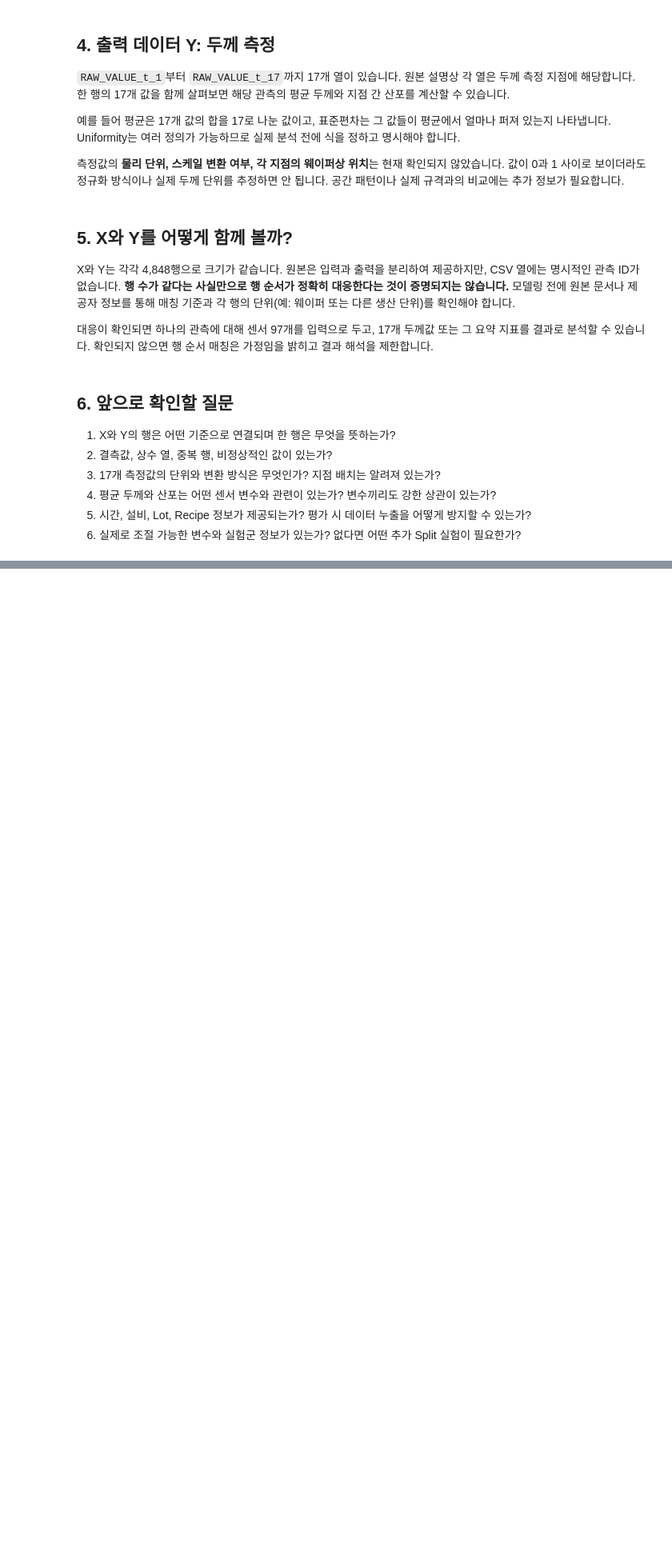
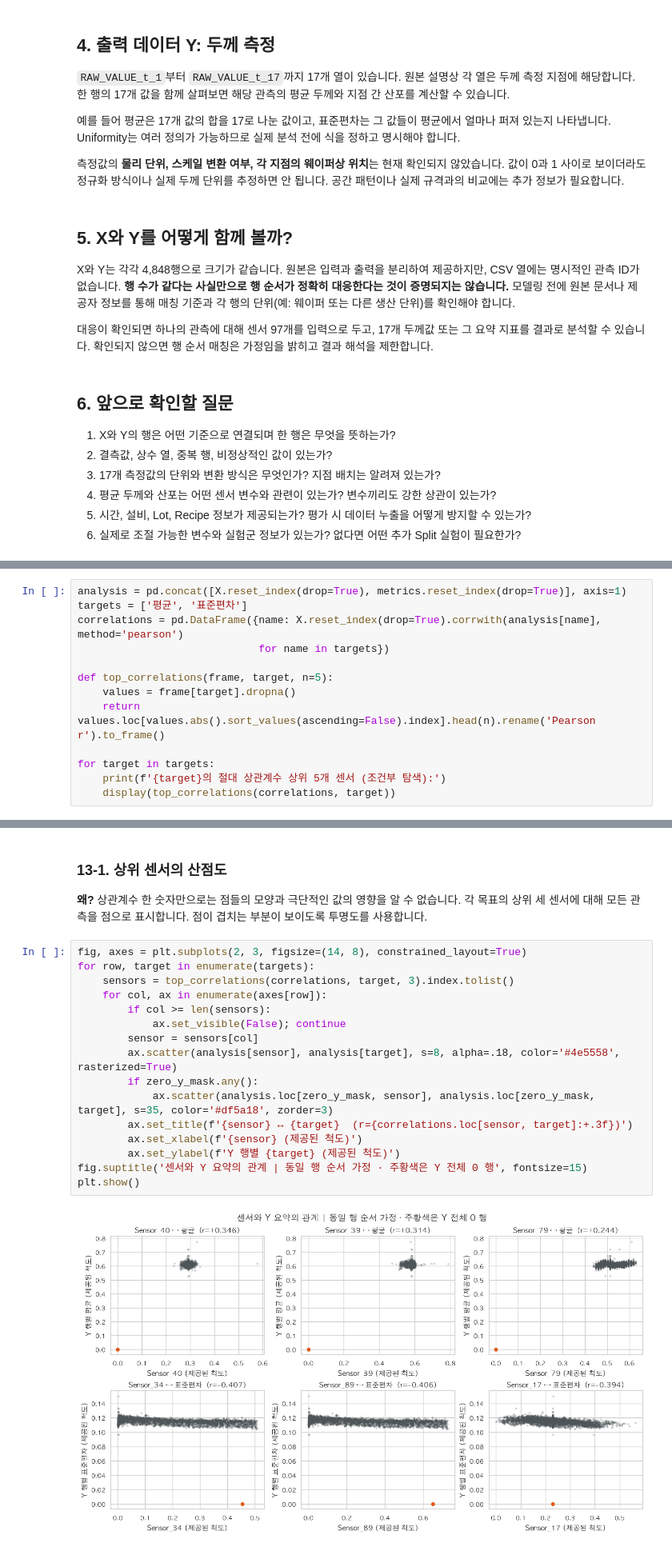
Before and after one commit to minnong511/Semi_Conductor_Projects, a Jupyter notebook: project1_process_analysis/01_데이터_이해.ipynb, the cells around one changed output, grey strips where cells are left out. Shown at 80% size. Cells and saved outputs as stored; diff of their text form; blank space fills up the shorter version.

```diff
--- a/project1_process_analysis/01_데이터_이해.ipynb
+++ b/project1_process_analysis/01_데이터_이해.ipynb
@@ -54,0 +328,13 @@ X와 Y는 각각 4,848행으로 크기가 같습니다. 원본은 입력과 출
+# %%
+analysis = pd.concat([X.reset_index(drop=True), metrics.reset_index(drop=True)], axis=1)
+targets = ['평균', '표준편차']
+correlations = pd.DataFrame({name: X.reset_index(drop=True).corrwith(analysis[name], method='pearson')
+                             for name in targets})
+
+def top_correlations(frame, target, n=5):
+    values = frame[target].dropna()
+    return values.loc[values.abs().sort_values(ascending=False).index].head(n).rename('Pearson r').to_frame()
+
+for target in targets:
+    print(f'{target}의 절대 상관계수 상위 5개 센서 (조건부 탐색):')
+    display(top_correlations(correlations, target))
@@ -54,0 +356,22 @@ X와 Y는 각각 4,848행으로 크기가 같습니다. 원본은 입력과 출
+# %% [markdown]
+### 13-1. 상위 센서의 산점도
+
+**왜?** 상관계수 한 숫자만으로는 점들의 모양과 극단적인 값의 영향을 알 수 없습니다. 각 목표의 상위 세 센서에 대해 모든 관측을 점으로 표시합니다. 점이 겹치는 부분이 보이도록 투명도를 사용합니다.
+# %%
+fig, axes = plt.subplots(2, 3, figsize=(14, 8), constrained_layout=True)
+for row, target in enumerate(targets):
+    sensors = top_correlations(correlations, target, 3).index.tolist()
+    for col, ax in enumerate(axes[row]):
+        if col >= len(sensors):
+            ax.set_visible(False); continue
+        sensor = sensors[col]
+        ax.scatter(analysis[sensor], analysis[target], s=8, alpha=.18, color='#4e5558', rasterized=True)
+        if zero_y_mask.any():
+            ax.scatter(analysis.loc[zero_y_mask, sensor], analysis.loc[zero_y_mask, target], s=35, color='#df5a18', zorder=3)
+        ax.set_title(f'{sensor} ↔ {target}  (r={correlations.loc[sensor, target]:+.3f})')
+        ax.set_xlabel(f'{sensor} (제공된 척도)')
+        ax.set_ylabel(f'Y 행별 {target} (제공된 척도)')
+fig.suptitle('센서와 Y 요약의 관계 | 동일 행 순서 가정 · 주황색은 Y 전체 0 행', fontsize=15)
+plt.show()
+# %% [output]
+[figure, added]
```
Also changed, not shown: parts of 24 cells of this notebook, 8 other files.
